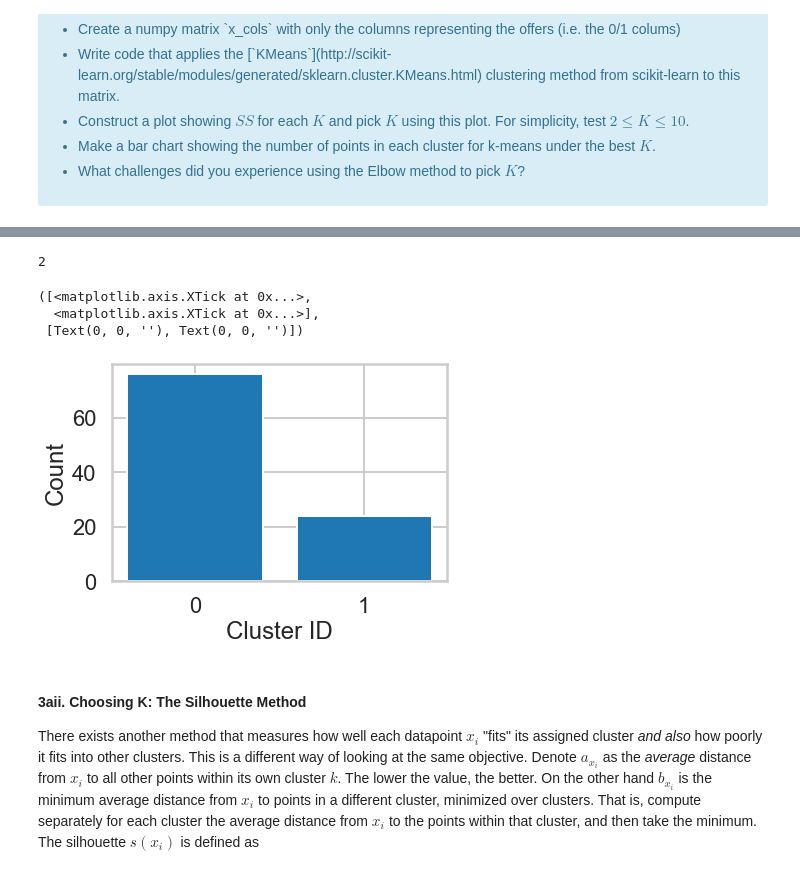
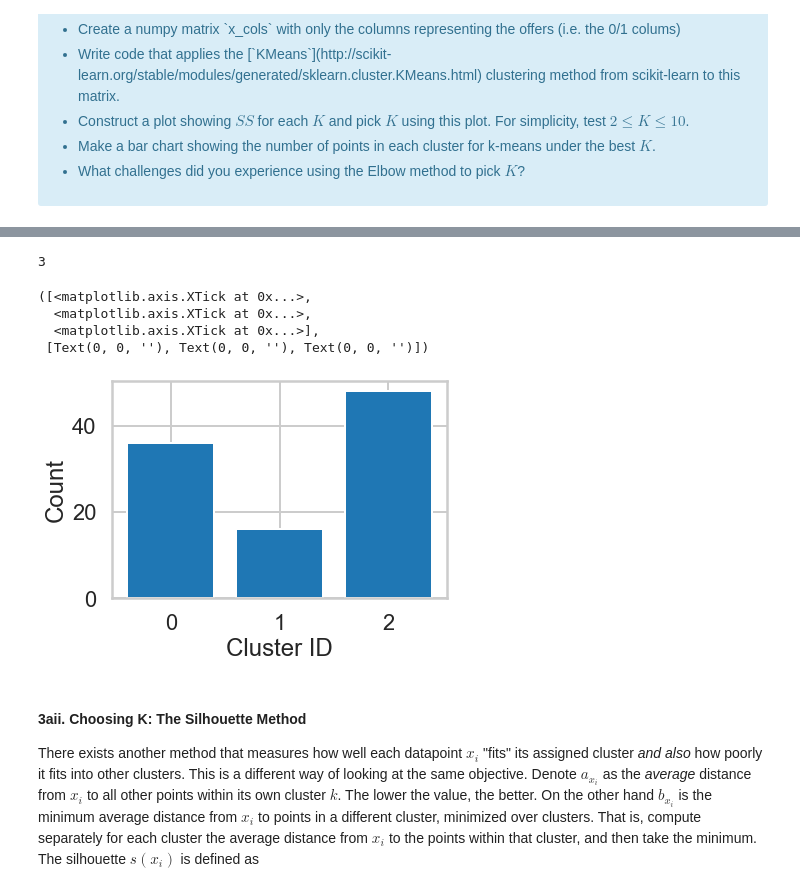
Before and after one commit to melodyhc/ClusteringStudy, a Jupyter notebook: Clustering Case Study - Customer Segmentation with K-Means - Tier 1.ipynb, the cells around one changed output, grey strips where cells are left out. Drawn from its saved outputs; the diff is of its cells as text; code cells hidden in the pictures.

```diff
--- a/Clustering Case Study - Customer Segmentation with K-Means - Tier 1.ipynb
+++ b/Clustering Case Study - Customer Segmentation with K-Means - Tier 1.ipynb
@@ -204,23 +206,24 @@ Text(0, 0.5, 'Sum of Squares')
 # %%
 # What is the best K? Fill in the assignment below appropriately
-best_K = 2
+best_K = 3
 assignments_best_K = assignments[str(best_K)]
 counts = np.bincount(assignments_best_K)
 print(len(counts))
 
 # Call bar() on plt, with parameters range(best_K), counts, and align = 'center'
 plt.bar(range(best_K), counts, align = 'center')
 
 # Label the axes
 plt.xlabel("Cluster ID")
 plt.ylabel("Count")
 plt.xticks(range(best_K))
 # %% [output]
-2
+3
 ([<matplotlib.axis.XTick at 0x...>,
+  <matplotlib.axis.XTick at 0x...>,
   <matplotlib.axis.XTick at 0x...>],
- [Text(0, 0, ''), Text(0, 0, '')])
+ [Text(0, 0, ''), Text(0, 0, ''), Text(0, 0, '')])
-[figure, old version]
+[figure, new version]
 # %% [markdown]
 #### 3aii. Choosing K: The Silhouette Method
 
```
Also changed, not shown: parts of 10 cells of this notebook.
